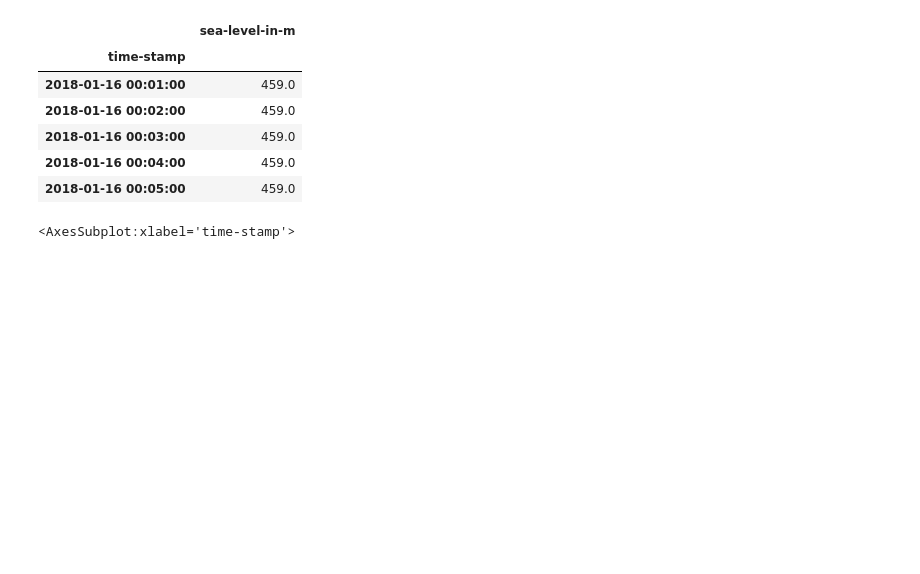
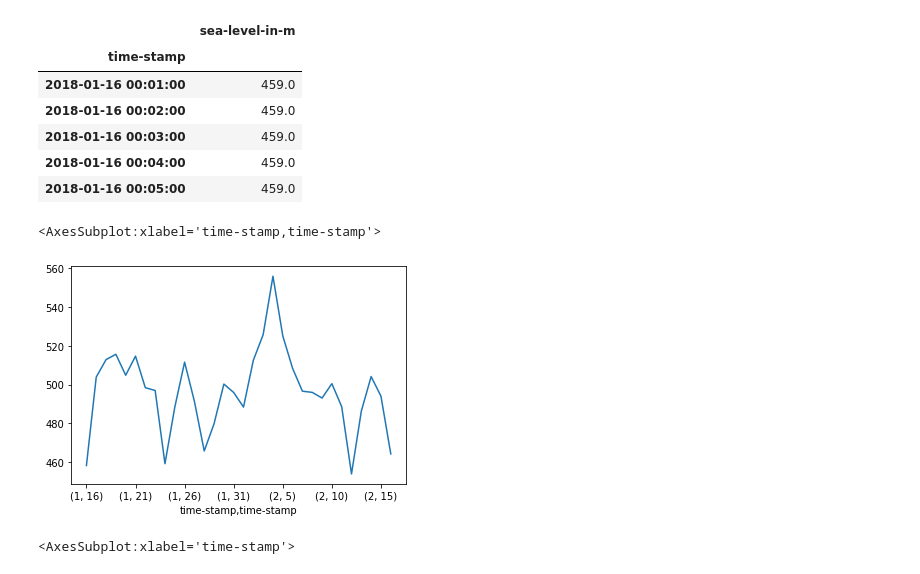
Before and after one commit to mardatade/Course-Data-Science-Workflows, a Jupyter notebook: csv_demo.ipynb, the cells around one changed output. Saved outputs shown, nothing was run; the diff lists cells and outputs as text; code cells hidden in the pictures; blank space fills up the shorter version.

```diff
--- a/csv_demo.ipynb
+++ b/csv_demo.ipynb
@@ -96,6 +95,13 @@ csv_data.head()
 | 2018-01-16 00:03:00 | 459.0 |
 | 2018-01-16 00:04:00 | 459.0 |
 | 2018-01-16 00:05:00 | 459.0 |
+# %%
+csv_data.groupby(csv_data.index.month).describe()
+csv_data.groupby(csv_data.index.day).describe()
+csv_data.groupby(by = [csv_data.index.month, csv_data.index.day]).describe()["sea-level-in-m"]["mean"].plot()
+# %% [output]
+<AxesSubplot:xlabel='time-stamp,time-stamp'>
+[figure, added]
 # %%
 # plot data
 csv_data.plot()
```
Also changed, not shown: parts of 1 cell of this notebook, 3 other files.
